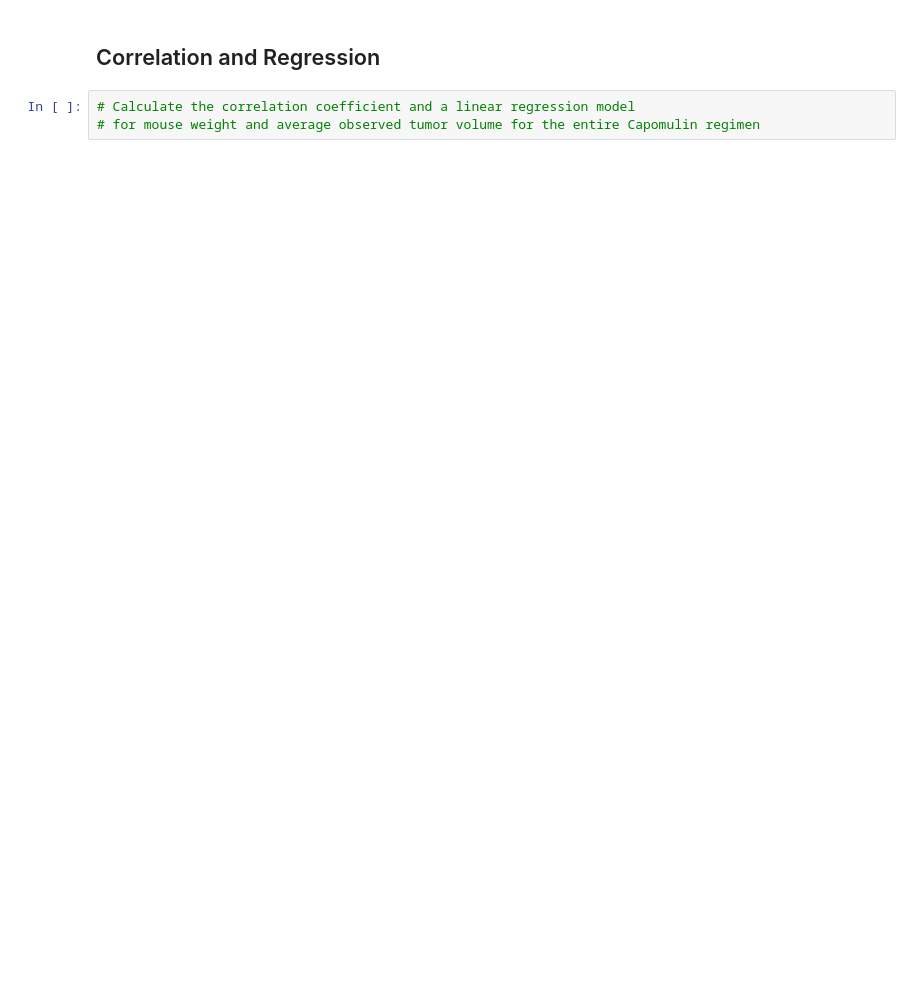
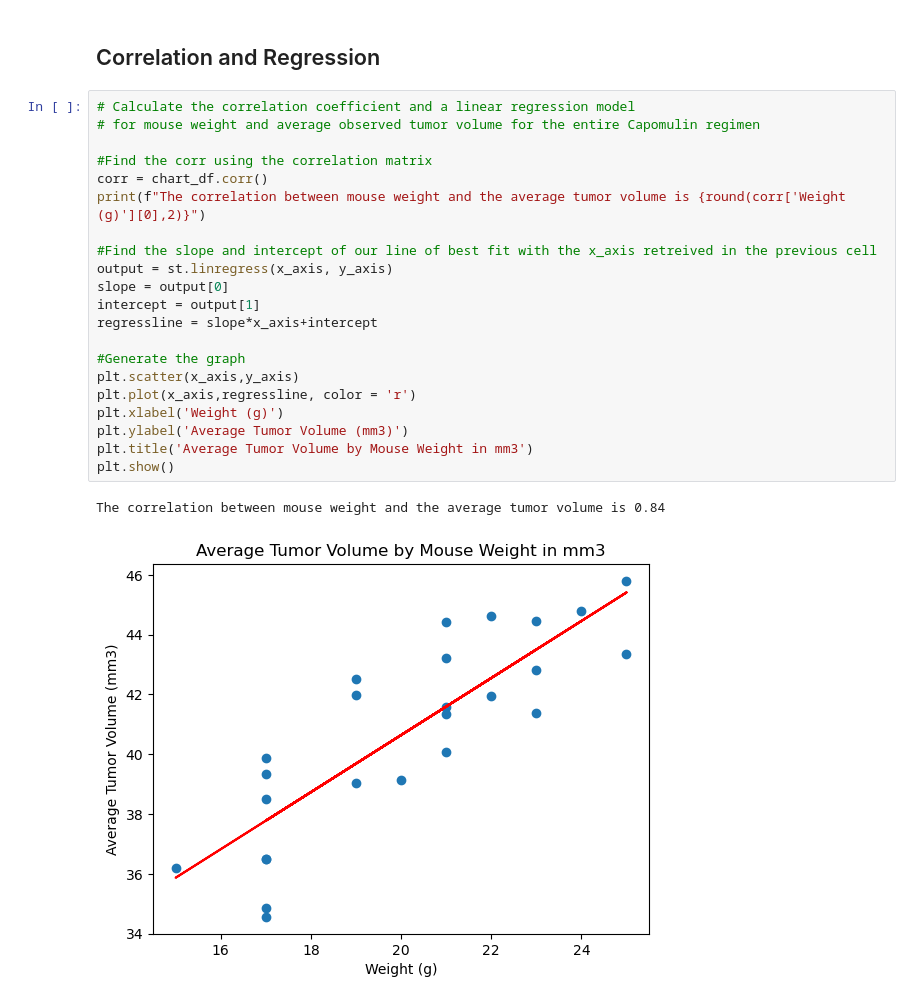
Before and after one commit to peggz19/matplotlib---challenge, a Jupyter notebook: pymaceuticals.ipynb, the cells around one changed output. Saved outputs shown, nothing was run; the diff lists cells and outputs as text; blank space fills up the shorter version.

```diff
--- a/pymaceuticals.ipynb
+++ b/pymaceuticals.ipynb
@@ -284,5 +323,26 @@ data.plot(kind='box',
 # %% [markdown]
 ## Correlation and Regression
-# %%
-# Calculate the correlation coefficient and a linear regression model
-# for mouse weight and average observed tumor volume for the entire Capomulin regimen
+# %%
+# Calculate the correlation coefficient and a linear regression model
+# for mouse weight and average observed tumor volume for the entire Capomulin regimen
+
+#Find the corr using the correlation matrix
+corr = chart_df.corr()
+print(f"The correlation between mouse weight and the average tumor volume is {round(corr['Weight (g)'][0],2)}")
+
+#Find the slope and intercept of our line of best fit with the x_axis retreived in the previous cell
+output = st.linregress(x_axis, y_axis)
+slope = output[0]
+intercept = output[1]
+regressline = slope*x_axis+intercept
+
+#Generate the graph
+plt.scatter(x_axis,y_axis)
+plt.plot(x_axis,regressline, color = 'r')
+plt.xlabel('Weight (g)')
+plt.ylabel('Average Tumor Volume (mm3)')
+plt.title('Average Tumor Volume by Mouse Weight in mm3')
+plt.show()
+# %% [output]
+The correlation between mouse weight and the average tumor volume is 0.84
+[figure, added]
```
Also changed, not shown: parts of 5 cells of this notebook.
